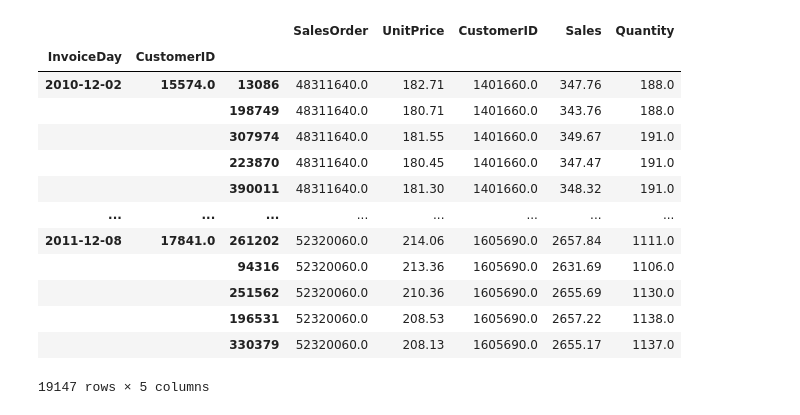
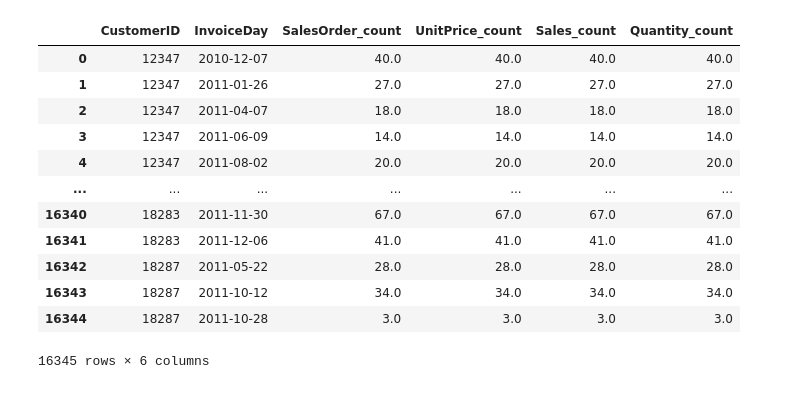
Before and after one commit to JuleahK/Rev_Promt, a Jupyter notebook: Prompt-Copy1.ipynb, the cells around one changed output. Drawn from its saved outputs; the diff is of its cells as text; code cells hidden in the pictures.

```diff
--- a/Prompt-Copy1.ipynb
+++ b/Prompt-Copy1.ipynb
@@ -3,7 +3,7 @@ import pandas as pd
 # %%
 data = "Rev/ecom_data.csv"
 # %%
-df = pd.read_csv("ecom_data.csv", parse_dates=["InvoiceDay"])
+df = pd.read_csv("ecom_data1.csv", parse_dates=["InvoiceDay"])
 df
 # %% [output]
 |  | SalesOrder | SKU | Description | UnitPrice | CustomerID | Channel | State | InvoiceDay | Sales | ... |
@@ -145,5 +145,5 @@ df
 #dff= df[["InvoiceDay", "CustomerID", "bought_something"]]
 #dff.dropna()
 # %%
-dfg = df.groupby(["InvoiceDay", "CustomerID"]).rolling(90).count()
-dfg.dropna()
+dfg = df.groupby(["CustomerID","InvoiceDay"]).count().add_suffix("_count")
+dfg.dropna(inplace=True)
@@ -165,19 +150 @@ dfg.dropna()
-# %%
-dfg = df.groupby(["InvoiceDay", "CustomerID"]).rolling(90).sum()
-dfg.dropna()
-# %% [output]
-|  |  |  | SalesOrder | UnitPrice | CustomerID | Sales | Quantity |
-| InvoiceDay | CustomerID |  |  |  |  |  |  |
-| 2010-12-02 | 15574.0 | 13086 | 48311640.0 | 182.71 | 1401660.0 | 347.76 | 188.0 |
-|  |  | 198749 | 48311640.0 | 180.71 | 1401660.0 | 343.76 | 188.0 |
-|  |  | 307974 | 48311640.0 | 181.55 | 1401660.0 | 349.67 | 191.0 |
-|  |  | 223870 | 48311640.0 | 180.45 | 1401660.0 | 347.47 | 191.0 |
-|  |  | 390011 | 48311640.0 | 181.30 | 1401660.0 | 348.32 | 191.0 |
-| ... | ... | ... | ... | ... | ... | ... | ... |
-| 2011-12-08 | 17841.0 | 261202 | 52320060.0 | 214.06 | 1605690.0 | 2657.84 | 1111.0 |
-|  |  | 94316 | 52320060.0 | 213.36 | 1605690.0 | 2631.69 | 1106.0 |
-|  |  | 251562 | 52320060.0 | 210.36 | 1605690.0 | 2655.69 | 1130.0 |
-|  |  | 196531 | 52320060.0 | 208.53 | 1605690.0 | 2657.22 | 1138.0 |
-|  |  | 330379 | 52320060.0 | 208.13 | 1605690.0 | 2655.17 | 1137.0 |
-19147 rows × 5 columns
 # %%
@@ -184,0 +154,17 @@ df.to_csv(r'prompt.csv', index = False)
+# %%
+dfg = dfg.reset_index()
+dfg
+# %% [output]
+|  | CustomerID | InvoiceDay | SalesOrder_count | UnitPrice_count | Sales_count | Quantity_count |
+| 0 | 12347 | 2010-12-07 | 40.0 | 40.0 | 40.0 | 40.0 |
+| 1 | 12347 | 2011-01-26 | 27.0 | 27.0 | 27.0 | 27.0 |
+| 2 | 12347 | 2011-04-07 | 18.0 | 18.0 | 18.0 | 18.0 |
+| 3 | 12347 | 2011-06-09 | 14.0 | 14.0 | 14.0 | 14.0 |
+| 4 | 12347 | 2011-08-02 | 20.0 | 20.0 | 20.0 | 20.0 |
+| ... | ... | ... | ... | ... | ... | ... |
+| 16340 | 18283 | 2011-11-30 | 67.0 | 67.0 | 67.0 | 67.0 |
+| 16341 | 18283 | 2011-12-06 | 41.0 | 41.0 | 41.0 | 41.0 |
+| 16342 | 18287 | 2011-05-22 | 28.0 | 28.0 | 28.0 | 28.0 |
+| 16343 | 18287 | 2011-10-12 | 34.0 | 34.0 | 34.0 | 34.0 |
+| 16344 | 18287 | 2011-10-28 | 3.0 | 3.0 | 3.0 | 3.0 |
+16345 rows × 6 columns
```
Also changed, not shown: parts of 14 cells of this notebook, 3 other files.
